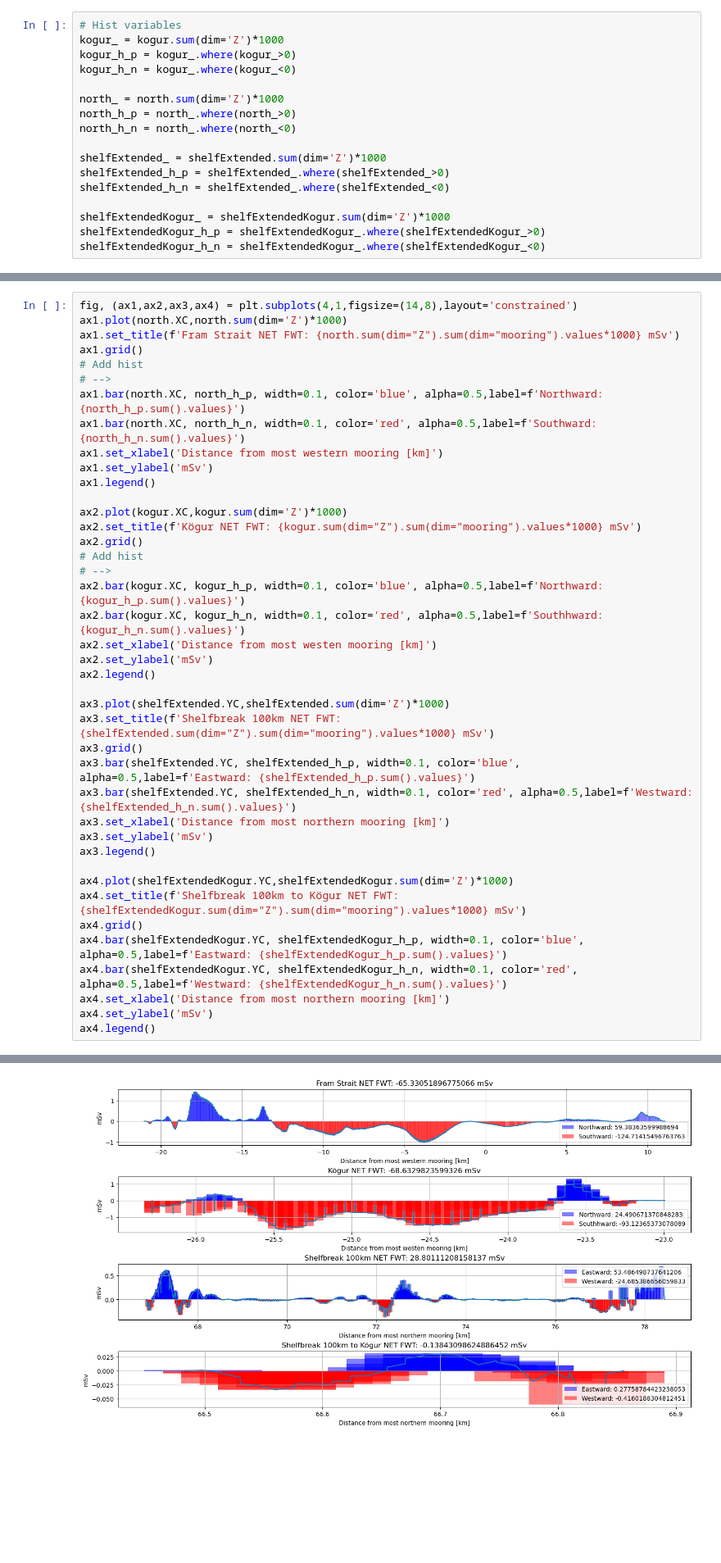
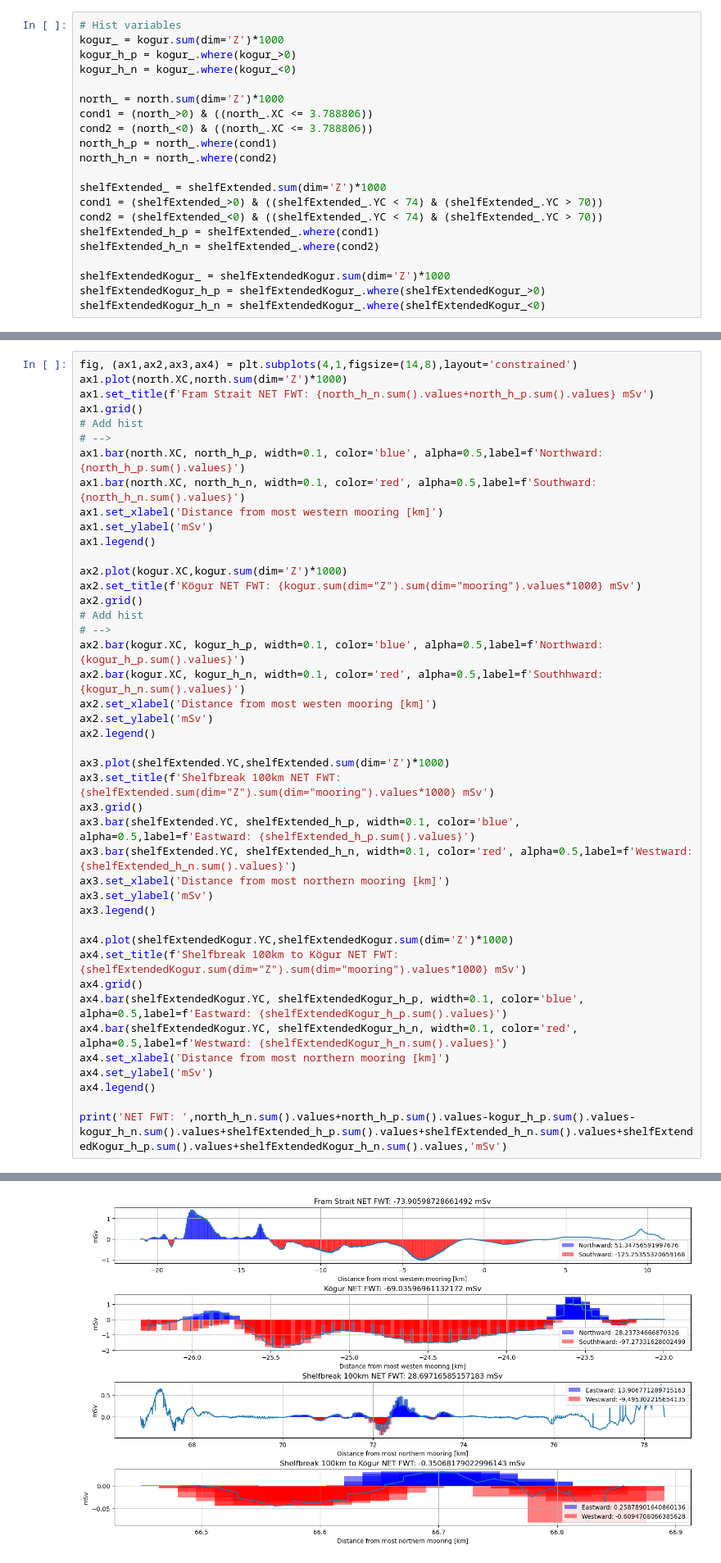
Before and after one commit to EirikKvamme/MScEirik, a Jupyter notebook: FreshWater/FW_budget_full.ipynb, the cells around one changed output, grey strips where cells are left out. Shown at 82% size. Cells and saved outputs as stored; diff of their text form; blank space fills up the shorter version.

```diff
--- a/FreshWater/FW_budget_full.ipynb
+++ b/FreshWater/FW_budget_full.ipynb
@@ -148,12 +266,16 @@ kogur_h_p = kogur_.where(kogur_>0)
 kogur_h_n = kogur_.where(kogur_<0)
 
 north_ = north.sum(dim='Z')*1000
-north_h_p = north_.where(north_>0)
-north_h_n = north_.where(north_<0)
+cond1 = (north_>0) & ((north_.XC <= 3.788806))
+cond2 = (north_<0) & ((north_.XC <= 3.788806))
+north_h_p = north_.where(cond1)
+north_h_n = north_.where(cond2)
 
 shelfExtended_ = shelfExtended.sum(dim='Z')*1000
-shelfExtended_h_p = shelfExtended_.where(shelfExtended_>0)
-shelfExtended_h_n = shelfExtended_.where(shelfExtended_<0)
+cond1 = (shelfExtended_>0) & ((shelfExtended_.YC < 74) & (shelfExtended_.YC > 70))
+cond2 = (shelfExtended_<0) & ((shelfExtended_.YC < 74) & (shelfExtended_.YC > 70))
+shelfExtended_h_p = shelfExtended_.where(cond1)
+shelfExtended_h_n = shelfExtended_.where(cond2)
 
 shelfExtendedKogur_ = shelfExtendedKogur.sum(dim='Z')*1000
 shelfExtendedKogur_h_p = shelfExtendedKogur_.where(shelfExtendedKogur_>0)
@@ -161,7 +303,7 @@ shelfExtendedKogur_h_n = shelfExtendedKogur_.where(shelfExtendedKogur_<0)
 # %%
 fig, (ax1,ax2,ax3,ax4) = plt.subplots(4,1,figsize=(14,8),layout='constrained')
 ax1.plot(north.XC,north.sum(dim='Z')*1000)
-ax1.set_title(f'Fram Strait NET FWT: {north.sum(dim="Z").sum(dim="mooring").values*1000} mSv')
+ax1.set_title(f'Fram Strait NET FWT: {north_h_n.sum().values+north_h_p.sum().values} mSv')
 ax1.grid()
 # Add hist
 # -->
@@ -199,4 +341,6 @@ ax4.bar(shelfExtendedKogur.YC, shelfExtendedKogur_h_n, width=0.1, color='red', a
 ax4.set_xlabel('Distance from most northern mooring [km]')
 ax4.set_ylabel('mSv')
 ax4.legend()
+
+print('NET FWT: ',north_h_n.sum().values+north_h_p.sum().values-kogur_h_p.sum().values-kogur_h_n.sum().values+shelfExtended_h_p.sum().values+shelfExtended_h_n.sum().values+shelfExtendedKogur_h_p.sum().values+shelfExtendedKogur_h_n.sum().values,'mSv')
 # %% [output]
@@ -204,4 +348,4 @@ ax4.legend()
-[figure, old version]
+[figure, new version]
 # %%
 fig, (ax1,ax2) = plt.subplots(2,1,figsize=(14,8),layout='constrained')
 mesh = ax1.pcolormesh(north.mooring,north.Z,north,cmap='seismic',vmin=-0.0001,vmax=0.0001)
```
Also changed, not shown: parts of 8 cells of this notebook, 2 other files.
